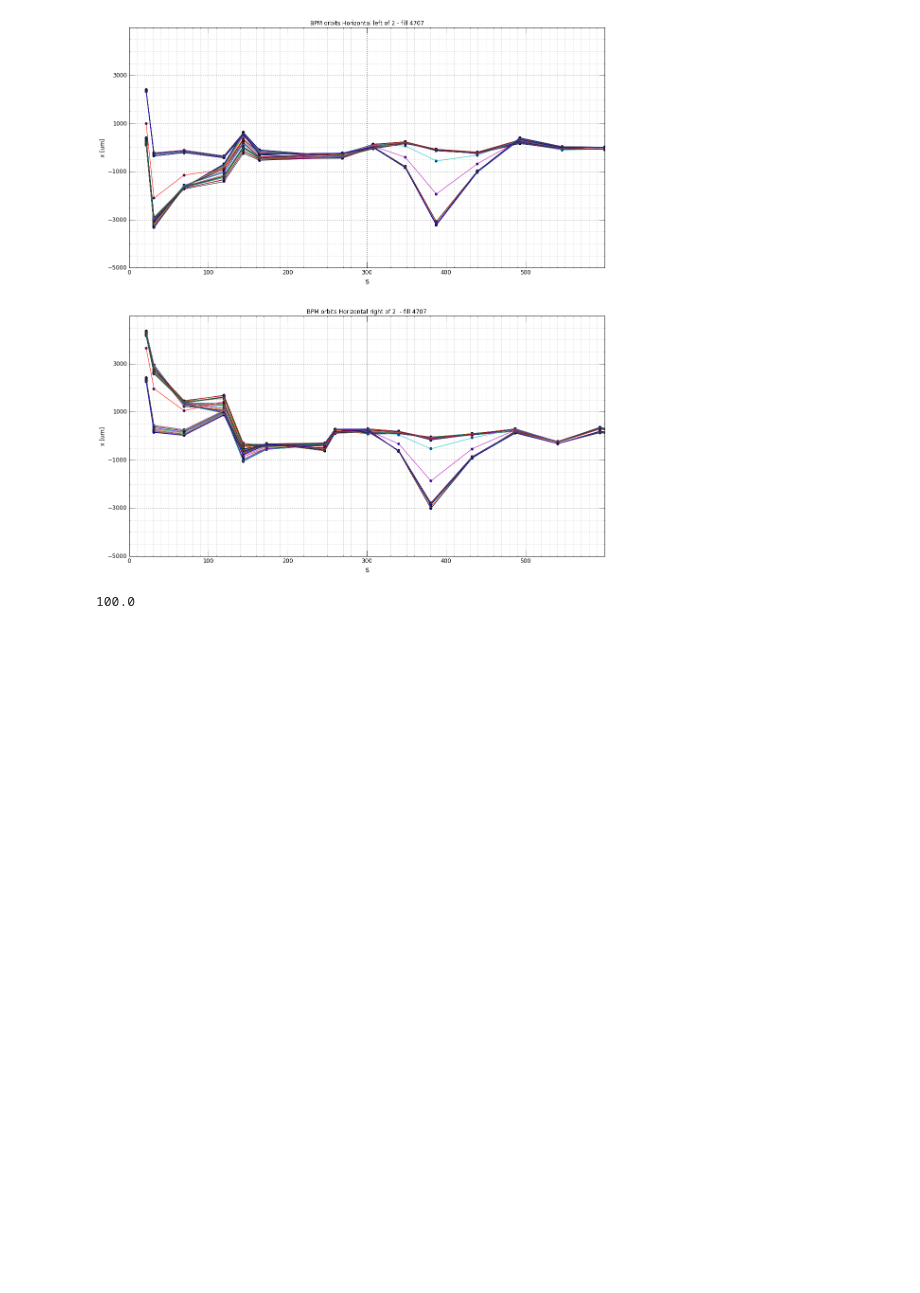
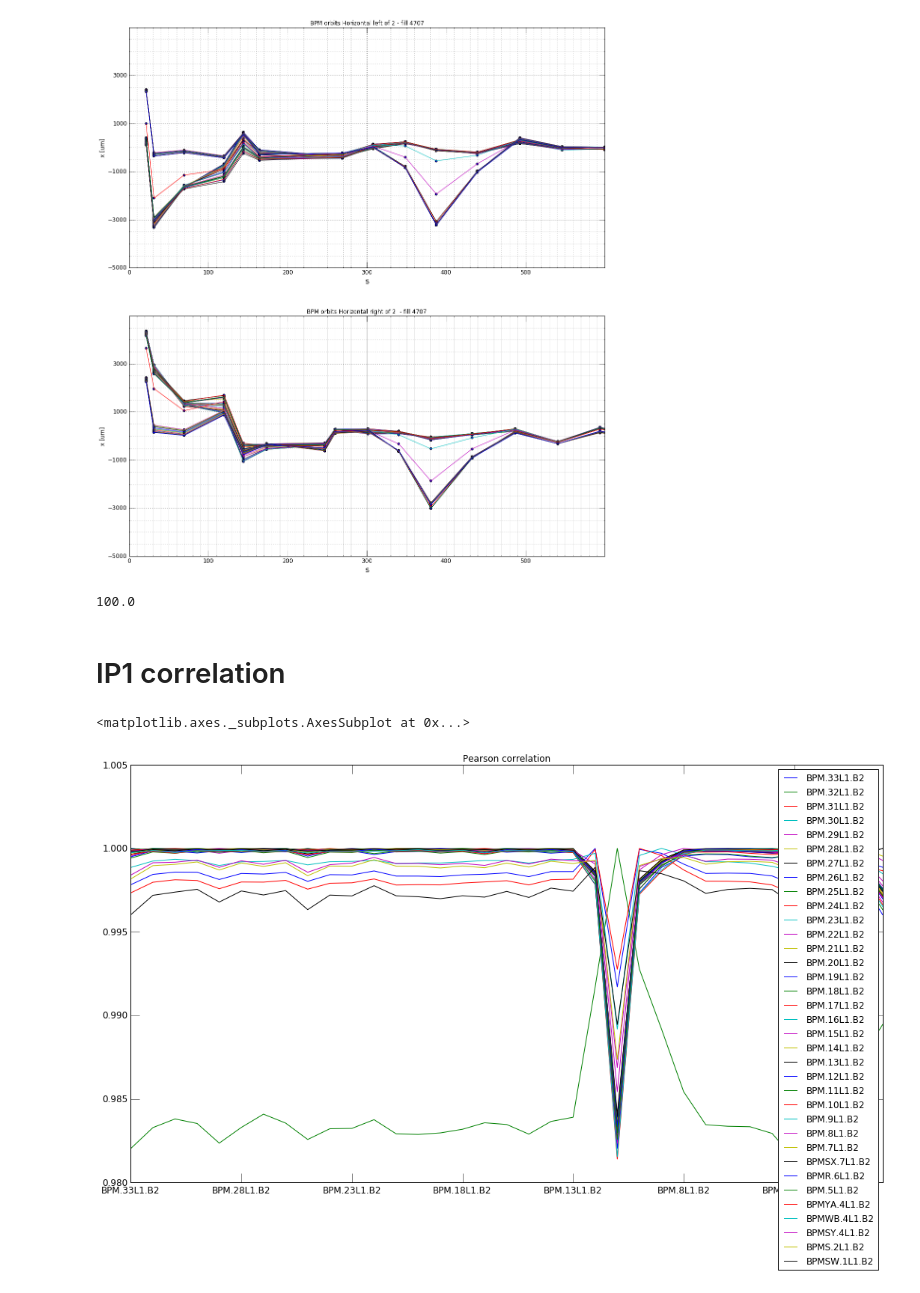
Before and after one commit to TMsangohan/Python_Tracking_Sec_Beams, a Jupyter notebook: BPM_ALL_IP.ipynb, the cells around one changed output. Cells and saved outputs as stored; diff of their text form; code cells hidden in the pictures; blank space fills up the shorter version.

```diff
--- a/BPM_ALL_IP.ipynb
+++ b/BPM_ALL_IP.ipynb
@@ -230,3 +230,15 @@ plotbpm(fill4707,
 # %% [output]
 [figure]
 100.0
+# %% [markdown]
+# IP1 correlation
+# %%
+bpmltest,namesl,tfsbpml,bpmrtest,namesr,tfsbpmr = fill4707.transformbpmdata(
+        '/afs/cern.ch/work/t/tomerten/HI2015/LHCTwiss-LHCB1.tfs',
+        '/afs/cern.ch/work/t/tomerten/HI2015/lhcb2-twiss-noerr.tfs',
+        ipnr=1)
+# %%
+bpmltest.corr(method='pearson').plot(figsize=(18,10),title='Pearson correlation')
+# %% [output]
+<matplotlib.axes._subplots.AxesSubplot at 0x...>
+[figure, added]
```
Also changed, not shown: parts of 15 cells of this notebook.
